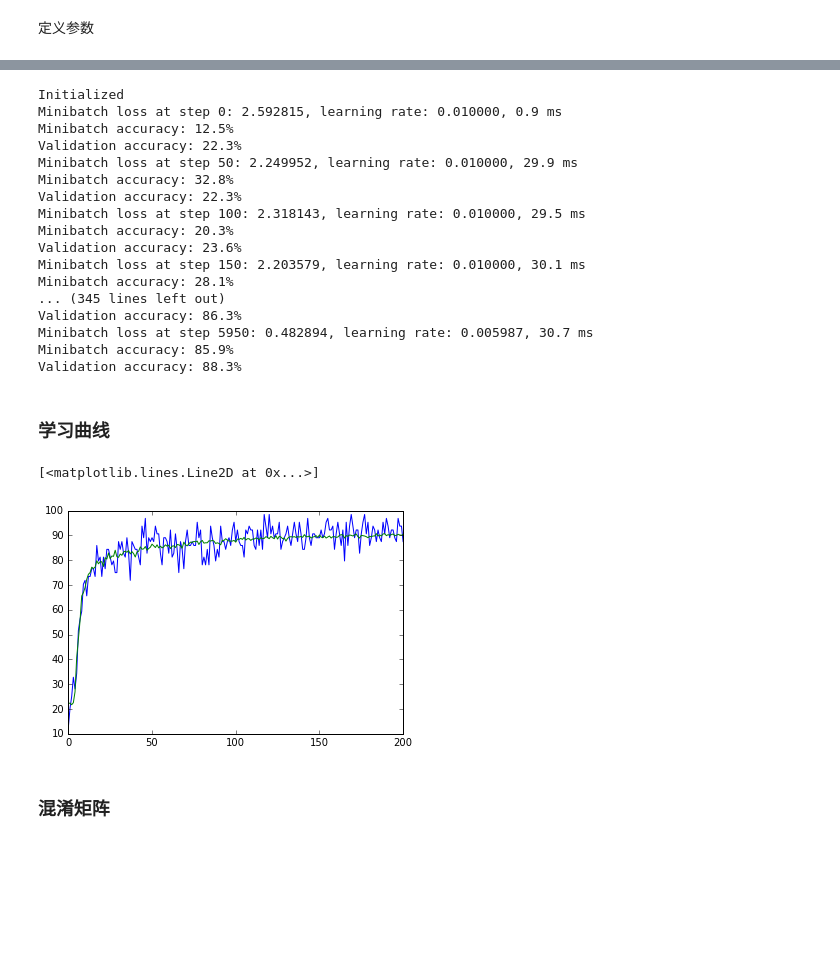
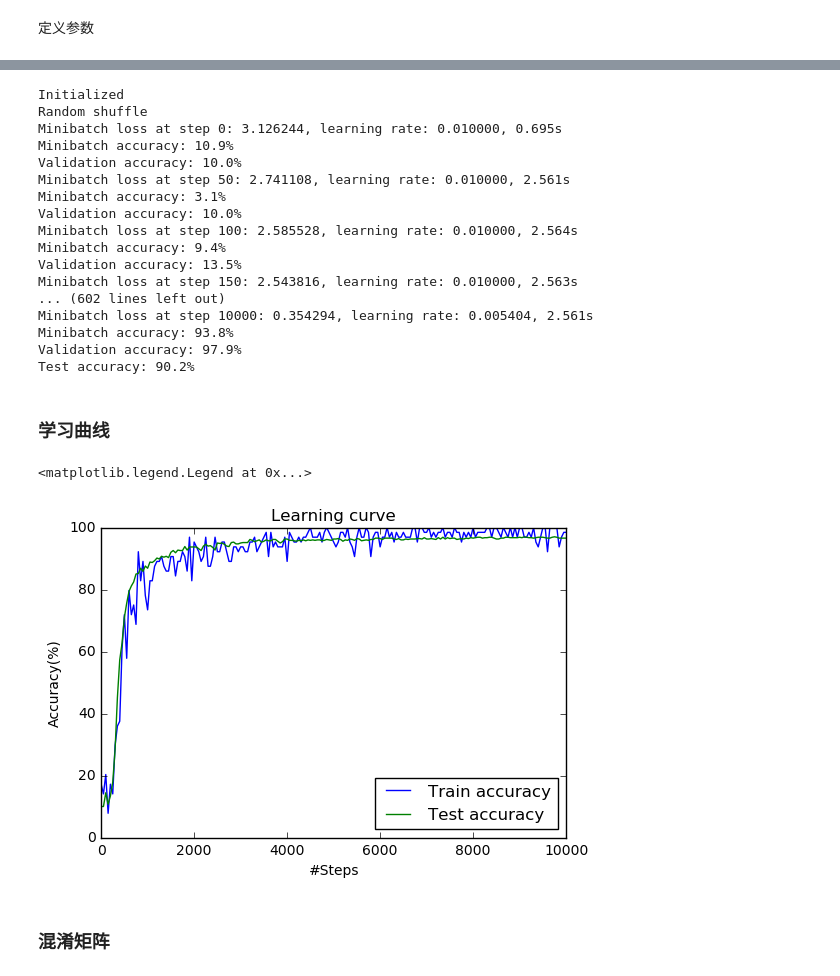
Before and after one commit to mee1o/dr, a Jupyter notebook: capstone_3_CNN_single.ipynb, the cells around one changed output, grey strips where cells are left out. Cells and saved outputs as stored; diff of their text form; code cells hidden in the pictures; blank space fills up the shorter version.

```diff
--- a/capstone_3_CNN_single.ipynb
+++ b/capstone_3_CNN_single.ipynb
@@ -205,4 +211,9 @@ Test accuracy: 88.2%
 训练集使用过一次之后，随机打乱
+# %%
+def shuffle_in_unison_inplace(a, b):
+    assert len(a) == len(b)
+    p = np.random.permutation(len(a))
+    return a[p], b[p]
 # %%
 import time
 import datetime
@@ -219,17 +230,24 @@ with tf.Session(graph=graph) as session:
     if FLAGS.training:
         tf.initialize_all_variables().run()
         print('Initialized')
+        offset = 0
         for step in range(num_steps):
-            offset = (step * BATCH_SIZE) % (train_labels.shape[0] - BATCH_SIZE)
-            batch_data = train_dataset[offset:(offset + BATCH_SIZE), :, :, :]
-            batch_labels = train_labels[offset:(offset + BATCH_SIZE)]
-            feed_dict = {tf_train_dataset : batch_data, tf_train_labels : batch_labels}
+            if(offset == 0):
+                train_dataset, train_labels = shuffle_in_unison_inplace(train_dataset, train_labels)
+                print('Random shuffle')
+            feed_dict = {
+                tf_train_dataset : train_dataset[offset:(offset + BATCH_SIZE)],
+                tf_train_labels : train_labels[offset:(offset + BATCH_SIZE)]
+            }
+            offset += BATCH_SIZE
+            if offset+BATCH_SIZE > train_labels.shape[0]:
+                offset = 0
             _, l, lr, train_acc, valid_acc = \
                 session.run([optimizer, loss, learning_rate, train_accuracy, valid_accuracy], feed_dict=feed_dict)
             if (step % 50 == 0):
                 elapsed_time = time.time() - start_time
                 start_time = time.time()
-                print('Minibatch loss at step %d: %f, learning rate: %.6f, %.3f s' % (step, l, lr, elapsed_time))
+                print('Minibatch loss at step %d: %f, learning rate: %.6f, %.3fs' % (step, l, lr, elapsed_time))
                 train_accuracies.append(train_acc)
                 print('Minibatch accuracy: %.1f%%' % train_accuracies[-1])
                 valid_accuracies.append(valid_acc)
@@ -241,33 +259,37 @@ with tf.Session(graph=graph) as session:
     print('Test accuracy: %.1f%%' % test_accuracy.eval())
 # %% [output]
 Initialized
-Minibatch loss at step 0: 2.592815, learning rate: 0.010000, 0.9 ms
-Minibatch accuracy: 12.5%
-Validation accuracy: 22.3%
-Minibatch loss at step 50: 2.249952, learning rate: 0.010000, 29.9 ms
-Minibatch accuracy: 32.8%
-Validation accuracy: 22.3%
-Minibatch loss at step 100: 2.318143, learning rate: 0.010000, 29.5 ms
-Minibatch accuracy: 20.3%
-Validation accuracy: 23.6%
-Minibatch loss at step 150: 2.203579, learning rate: 0.010000, 30.1 ms
-Minibatch accuracy: 28.1%
-... (345 lines left out)
-Validation accuracy: 86.3%
-Minibatch loss at step 5950: 0.482894, learning rate: 0.005987, 30.7 ms
-Minibatch accuracy: 85.9%
-Validation accuracy: 88.3%
+Random shuffle
+Minibatch loss at step 0: 3.126244, learning rate: 0.010000, 0.695s
+Minibatch accuracy: 10.9%
+Validation accuracy: 10.0%
+Minibatch loss at step 50: 2.741108, learning rate: 0.010000, 2.561s
+Minibatch accuracy: 3.1%
+Validation accuracy: 10.0%
+Minibatch loss at step 100: 2.585528, learning rate: 0.010000, 2.564s
+Minibatch accuracy: 9.4%
+Validation accuracy: 13.5%
+Minibatch loss at step 150: 2.543816, learning rate: 0.010000, 2.563s
+... (602 lines left out)
+Minibatch loss at step 10000: 0.354294, learning rate: 0.005404, 2.561s
+Minibatch accuracy: 93.8%
+Validation accuracy: 97.9%
+Test accuracy: 90.2%
 # %% [markdown]
 ### 学习曲线
-# %%
-import matplotlib.pyplot as plt
-%matplotlib inline
-
-plt.plot(train_accuracy)
-plt.plot(valid_accuracy)
-# %% [output]
-[<matplotlib.lines.Line2D at 0x...>]
-[figure, removed]
+# %%
+import matplotlib.pyplot as plt
+%matplotlib inline
+
+plt.plot(range(0, num_steps, 50), train_accuracies)
+plt.plot(range(0, num_steps, 50), valid_accuracies)
+plt.title('Learning curve')
+plt.xlabel('#Steps')
+plt.ylabel('Accuracy(%)')
+plt.legend(['Train accuracy', 'Test accuracy'], loc='best')
+# %% [output]
+<matplotlib.legend.Legend at 0x...>
+[figure, added]
 # %% [markdown]
 ### 混淆矩阵
 # %%
```
Also changed, not shown: parts of 9 cells of this notebook, 4 other files.
